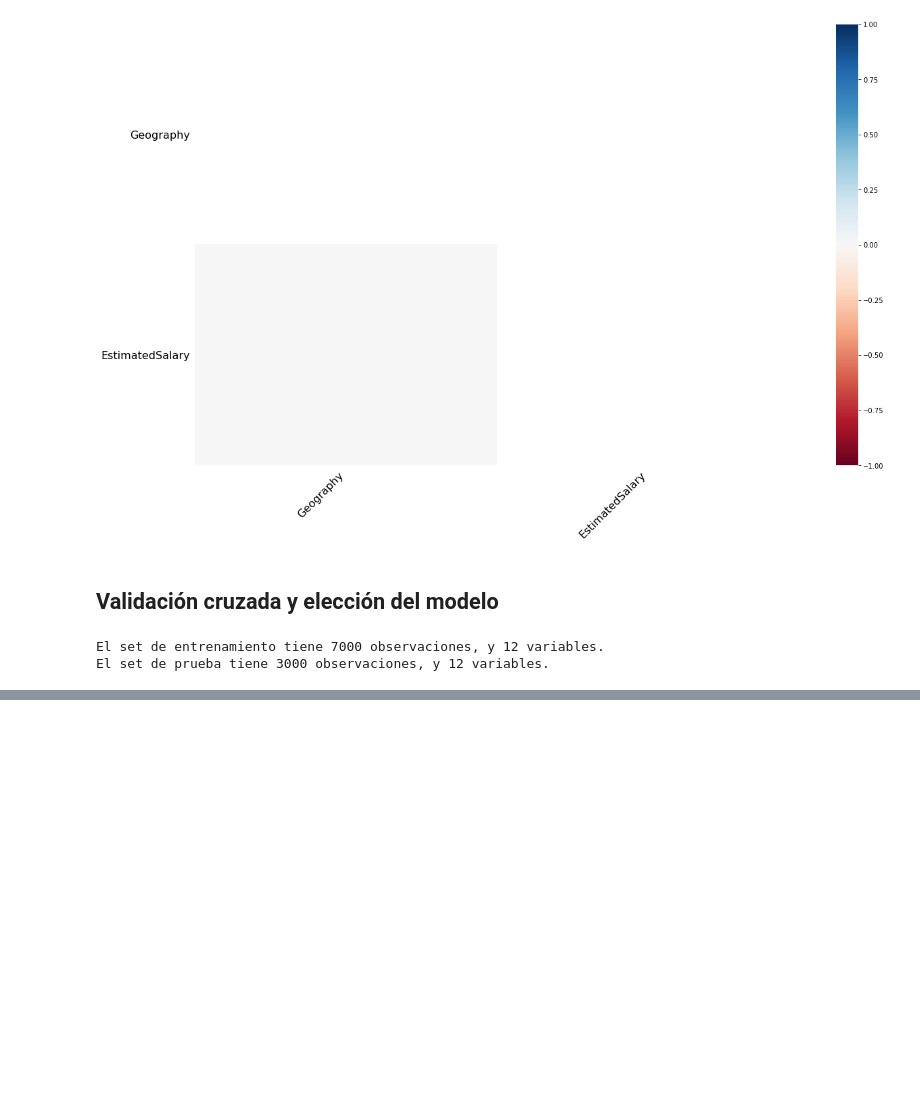
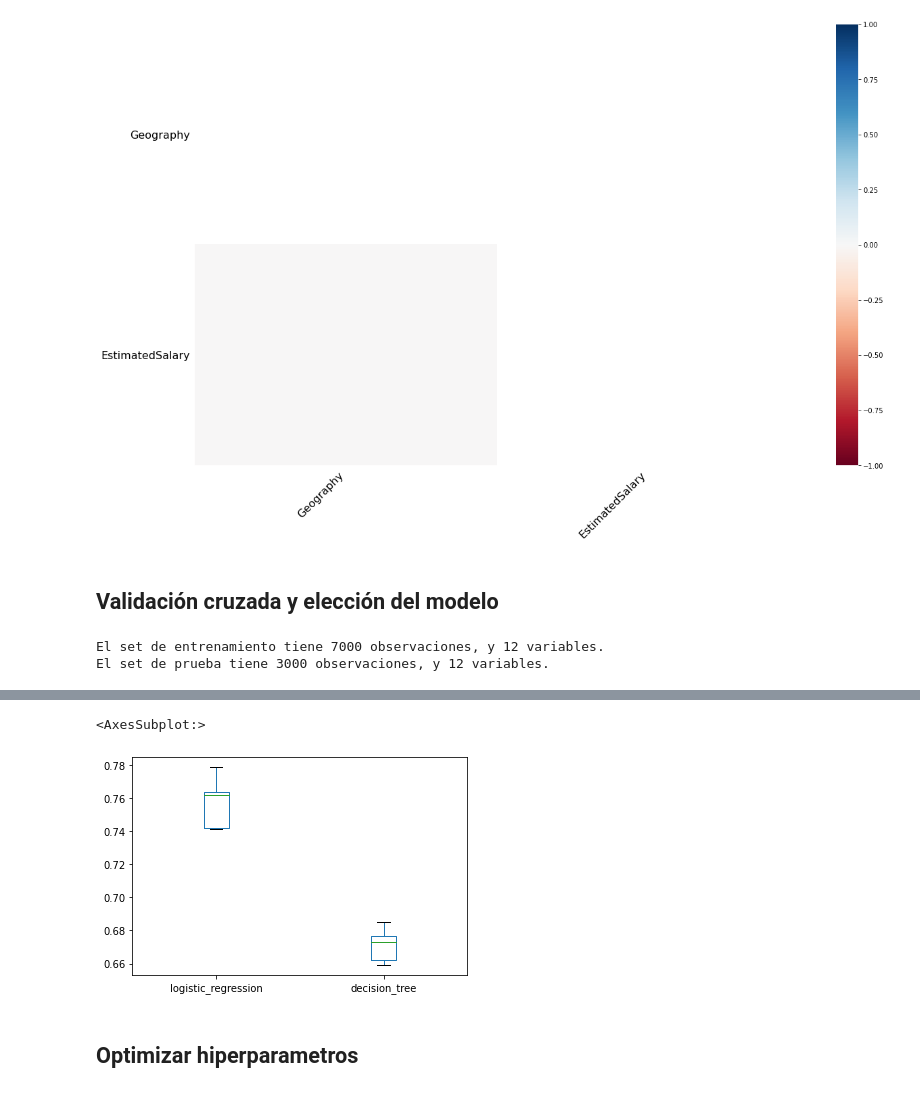
Before and after one commit to stivenlopezg/class-acamica, a Jupyter notebook: churn-modeling.ipynb, the cells around one changed output, grey strips where cells are left out. Saved outputs shown, nothing was run; the diff lists cells and outputs as text; code cells hidden in the pictures; blank space fills up the shorter version.

```diff
--- a/churn-modeling.ipynb
+++ b/churn-modeling.ipynb
@@ -65,0 +114,18 @@ El set de prueba tiene 3000 observaciones, y 12 variables.
+# %%
+numeric_preprocessing = Pipeline(steps=[('imputer', SimpleImputer(strategy='median')),
+                                        ('scaler', StandardScaler())])
+
+categoric_preprocessing = Pipeline(steps=[('cat_imputer', SimpleImputer(strategy='most_frequent')),
+                                          ('ohe', OneHotEncoder(handle_unknown='ignore', sparse=False))])
+
+preprocessing = ColumnTransformer(transformers=[('numeric', numeric_preprocessing, numerical_features),
+                                                ('categorical', categoric_preprocessing, categorical_features)],
+                                  remainder='drop')
+# %%
+lr = Pipeline(steps=[('preprocessing', preprocessing),
+                     ('logistic_regression', LogisticRegression(class_weight='balanced',
+                                                                random_state=42, n_jobs=-1))])
+
+dtree = Pipeline(steps=[('preprocessing', preprocessing),
+                        ('dtree', DecisionTreeClassifier(class_weight='balanced',
+                                                         random_state=42))])
@@ -65,0 +134,10 @@ El set de prueba tiene 3000 observaciones, y 12 variables.
+# %%
+roc = {}
+
+roc['logistic_regression'] = cross_val_score(estimator=lr,
+                                             X=train_data, y=train_label, scoring='roc_auc', cv=5, n_jobs=-1)
+roc['decision_tree'] = cross_val_score(estimator=dtree,
+                                       X=train_data, y=train_label, scoring='roc_auc', cv=5, n_jobs=-1)
+# %%
+roc = pd.DataFrame.from_dict(roc)
+roc
@@ -65,0 +151,7 @@ El set de prueba tiene 3000 observaciones, y 12 variables.
+# %%
+roc.plot(kind='box')
+# %% [output]
+<AxesSubplot:>
+[figure, added]
+# %% [markdown]
+## Optimizar hiperparametros
```
Also changed, not shown: parts of 25 cells of this notebook.
